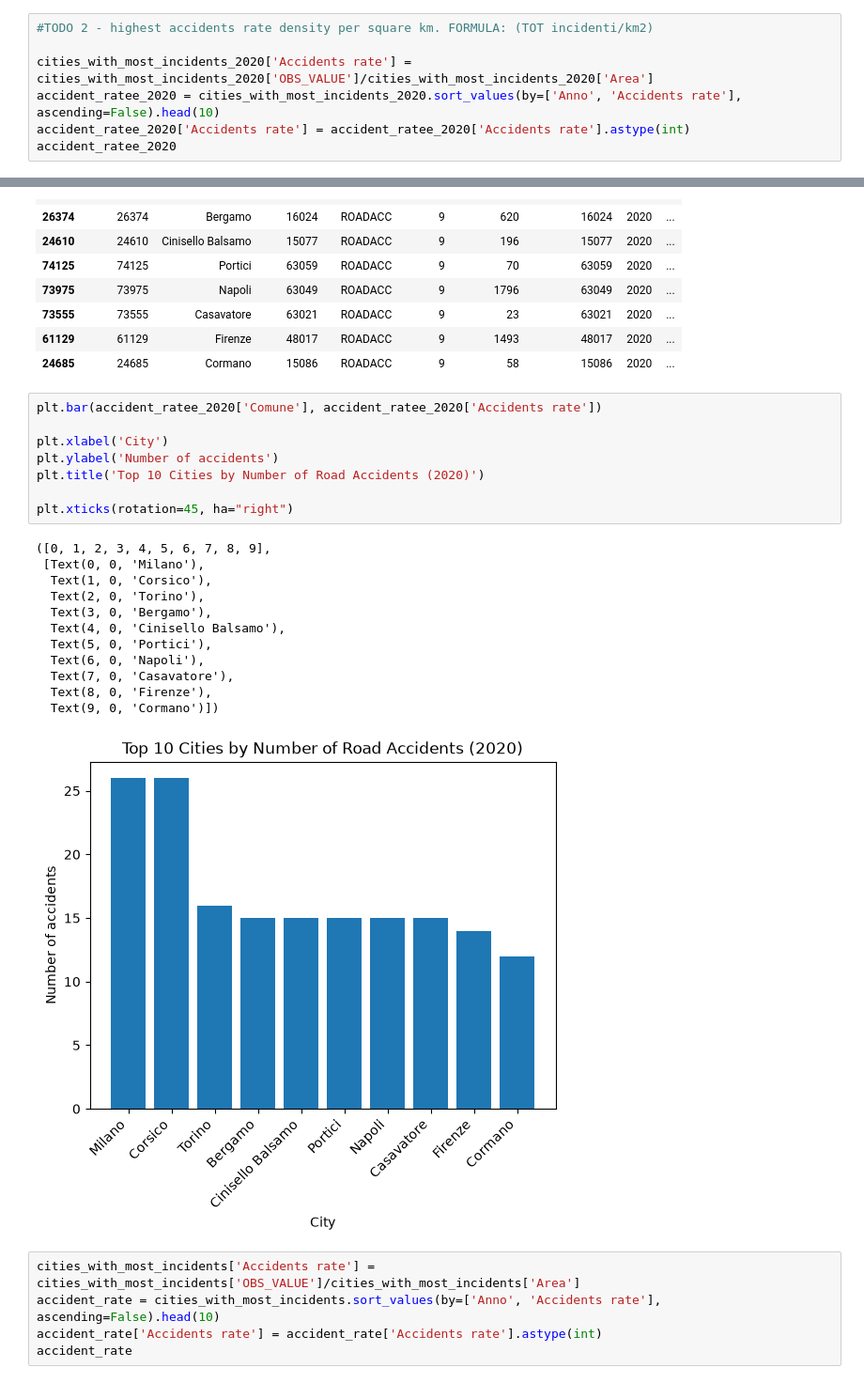
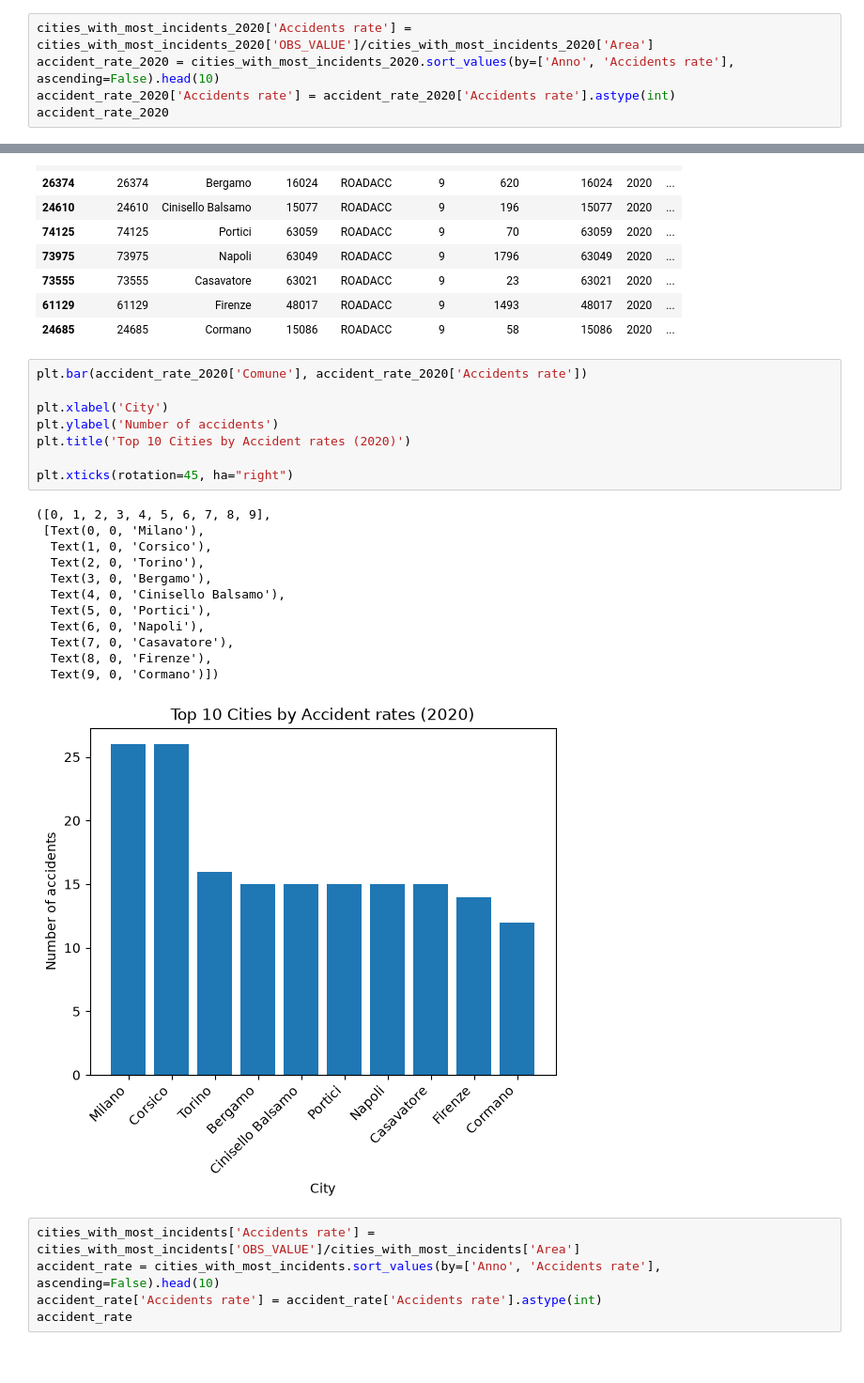
Before and after one commit to Frogghev/FinalAssignment_DataAnalyst, a Jupyter notebook: data_analysis.ipynb, the cells around one changed output, grey strips where cells are left out. Shown at 94% size. Drawn from its saved outputs; the diff is of its cells as text.

```diff
--- a/data_analysis.ipynb
+++ b/data_analysis.ipynb
@@ -264,12 +261,10 @@ plt.xticks(rotation=45, ha="right")
 # %% [markdown]
 confronting the data from 2020 to 2024 most of the cities are present in both ranking but that in the next 4 years the number of car crashes only got worse
 # %%
-#TODO 2 - highest accidents rate density per square km. FORMULA: (TOT incidenti/km2)
-
 cities_with_most_incidents_2020['Accidents rate'] = cities_with_most_incidents_2020['OBS_VALUE']/cities_with_most_incidents_2020['Area']
-accident_ratee_2020 = cities_with_most_incidents_2020.sort_values(by=['Anno', 'Accidents rate'], ascending=False).head(10)
-accident_ratee_2020['Accidents rate'] = accident_ratee_2020['Accidents rate'].astype(int)
-accident_ratee_2020
+accident_rate_2020 = cities_with_most_incidents_2020.sort_values(by=['Anno', 'Accidents rate'], ascending=False).head(10)
+accident_rate_2020['Accidents rate'] = accident_rate_2020['Accidents rate'].astype(int)
+accident_rate_2020
 # %% [output]
 |  | Unnamed: 0 | Comune | REF_AREA | DATA_TYPE | RESULT | OBS_VALUE | Codice Comune | Anno | ... |
 | 25120 | 25120 | Milano | 15146 | ROADACC | 9 | 4856 | 15146 | 2020 | ... |
@@ -283,26 +278,26 @@ accident_ratee_2020
 | 61129 | 61129 | Firenze | 48017 | ROADACC | 9 | 1493 | 48017 | 2020 | ... |
 | 24685 | 24685 | Cormano | 15086 | ROADACC | 9 | 58 | 15086 | 2020 | ... |
 # %%
-plt.bar(accident_ratee_2020['Comune'], accident_ratee_2020['Accidents rate'])
+plt.bar(accident_rate_2020['Comune'], accident_rate_2020['Accidents rate'])
 
 plt.xlabel('City')
 plt.ylabel('Number of accidents')
-plt.title('Top 10 Cities by Number of Road Accidents (2020)')
+plt.title('Top 10 Cities by Accident rates (2020)')
 
 plt.xticks(rotation=45, ha="right")
 # %% [output]
 ([0, 1, 2, 3, 4, 5, 6, 7, 8, 9],
  [Text(0, 0, 'Milano'),
   Text(1, 0, 'Corsico'),
   Text(2, 0, 'Torino'),
   Text(3, 0, 'Bergamo'),
   Text(4, 0, 'Cinisello Balsamo'),
   Text(5, 0, 'Portici'),
   Text(6, 0, 'Napoli'),
   Text(7, 0, 'Casavatore'),
   Text(8, 0, 'Firenze'),
   Text(9, 0, 'Cormano')])
-[figure, old version]
+[figure, new version]
 # %%
 cities_with_most_incidents['Accidents rate'] = cities_with_most_incidents['OBS_VALUE']/cities_with_most_incidents['Area']
 accident_rate = cities_with_most_incidents.sort_values(by=['Anno', 'Accidents rate'], ascending=False).head(10)
```
Also changed, not shown: parts of 10 cells of this notebook.
